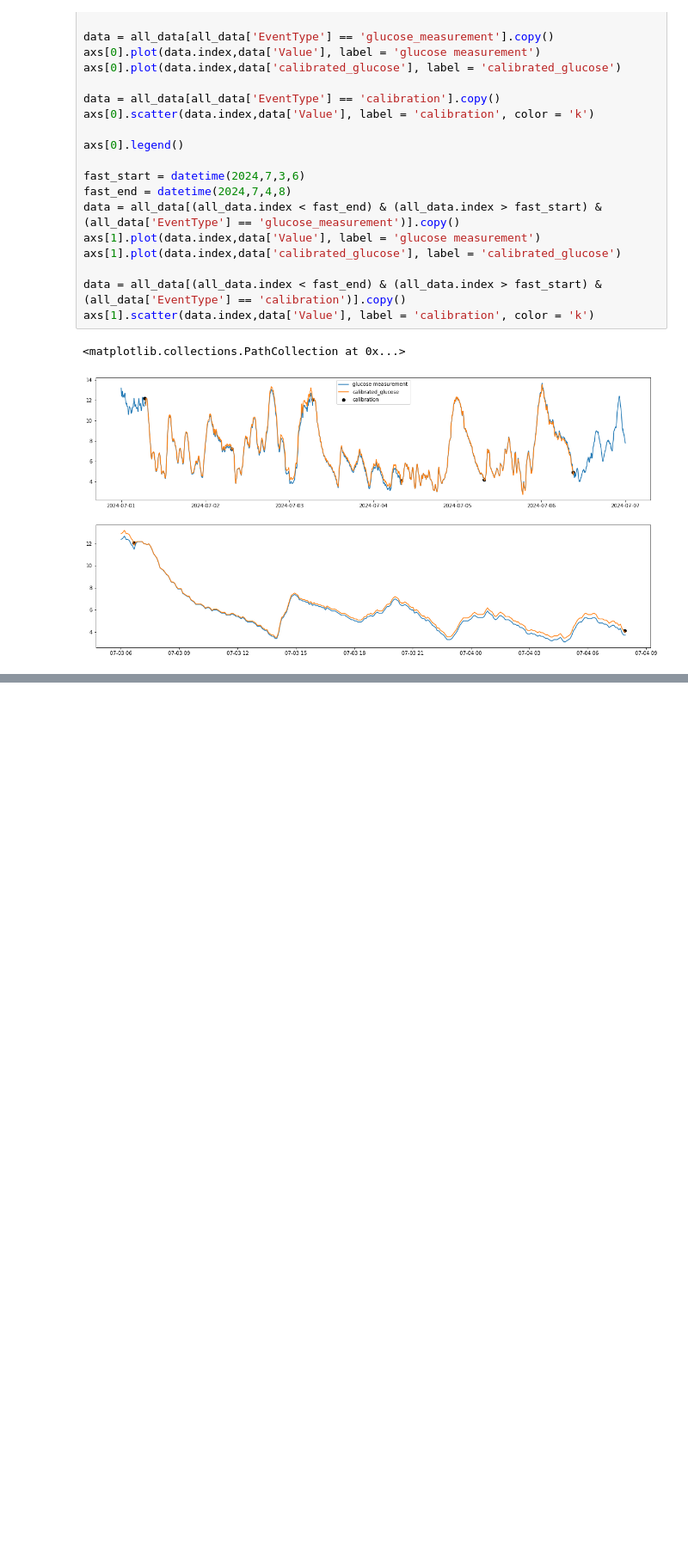
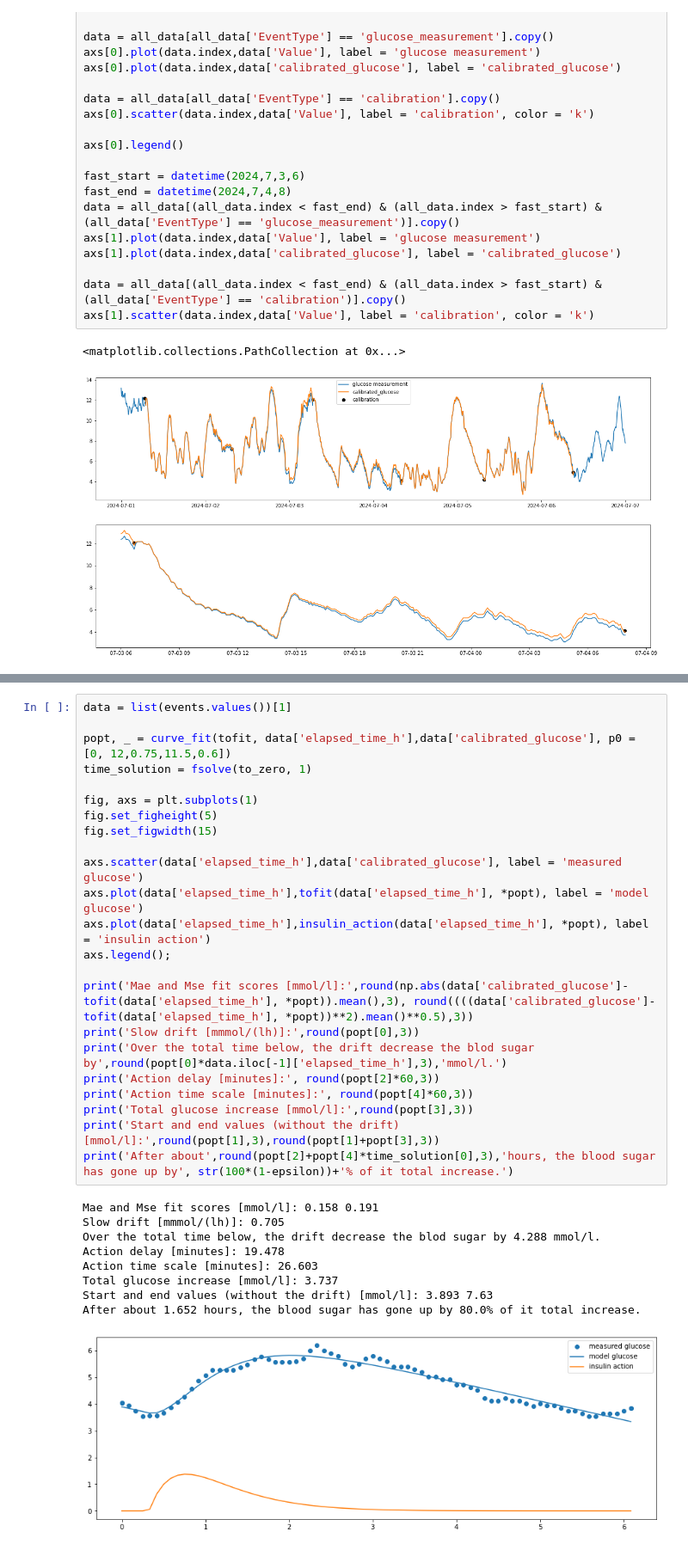
Before and after one commit to sethyvenatem/blood_sugar_fast_day, a Jupyter notebook: fast_day.ipynb, the cells around one changed output, grey strips where cells are left out. Shown: that part at 86% size. Drawn from its saved outputs; the diff is of its cells as text; blank space fills up the shorter version.

```diff
--- a/fast_day.ipynb
+++ b/fast_day.ipynb
@@ -326,0 +460,33 @@ To look at:
+# %%
+data = list(events.values())[1]
+
+popt, _ = curve_fit(tofit, data['elapsed_time_h'],data['calibrated_glucose'], p0 = [0, 12,0.75,11.5,0.6])
+time_solution = fsolve(to_zero, 1)
+
+fig, axs = plt.subplots(1)
+fig.set_figheight(5)
+fig.set_figwidth(15)
+
+axs.scatter(data['elapsed_time_h'],data['calibrated_glucose'], label = 'measured glucose')
+axs.plot(data['elapsed_time_h'],tofit(data['elapsed_time_h'], *popt), label = 'model glucose')
+axs.plot(data['elapsed_time_h'],insulin_action(data['elapsed_time_h'], *popt), label = 'insulin action')
+axs.legend();
+
+print('Mae and Mse fit scores [mmol/l]:',round(np.abs(data['calibrated_glucose']-tofit(data['elapsed_time_h'], *popt)).mean(),3), round((((data['calibrated_glucose']-tofit(data['elapsed_time_h'], *popt))**2).mean()**0.5),3))
+print('Slow drift [mmmol/(lh)]:',round(popt[0],3))
+print('Over the total time below, the drift decrease the blod sugar by',round(popt[0]*data.iloc[-1]['elapsed_time_h'],3),'mmol/l.')
+print('Action delay [minutes]:', round(popt[2]*60,3))
+print('Action time scale [minutes]:', round(popt[4]*60,3))
+print('Total glucose increase [mmol/l]:',round(popt[3],3))
+print('Start and end values (without the drift) [mmol/l]:',round(popt[1],3),round(popt[1]+popt[3],3))
+print('After about',round(popt[2]+popt[4]*time_solution[0],3),'hours, the blood sugar has gone up by', str(100*(1-epsilon))+'% of it total increase.')
+# %% [output]
+Mae and Mse fit scores [mmol/l]: 0.158 0.191
+Slow drift [mmmol/(lh)]: 0.705
+Over the total time below, the drift decrease the blod sugar by 4.288 mmol/l.
+Action delay [minutes]: 19.478
+Action time scale [minutes]: 26.603
+Total glucose increase [mmol/l]: 3.737
+Start and end values (without the drift) [mmol/l]: 3.893 7.63
+After about 1.652 hours, the blood sugar has gone up by 80.0% of it total increase.
+[figure, added]
```
Also changed, not shown: parts of 18 cells of this notebook.
